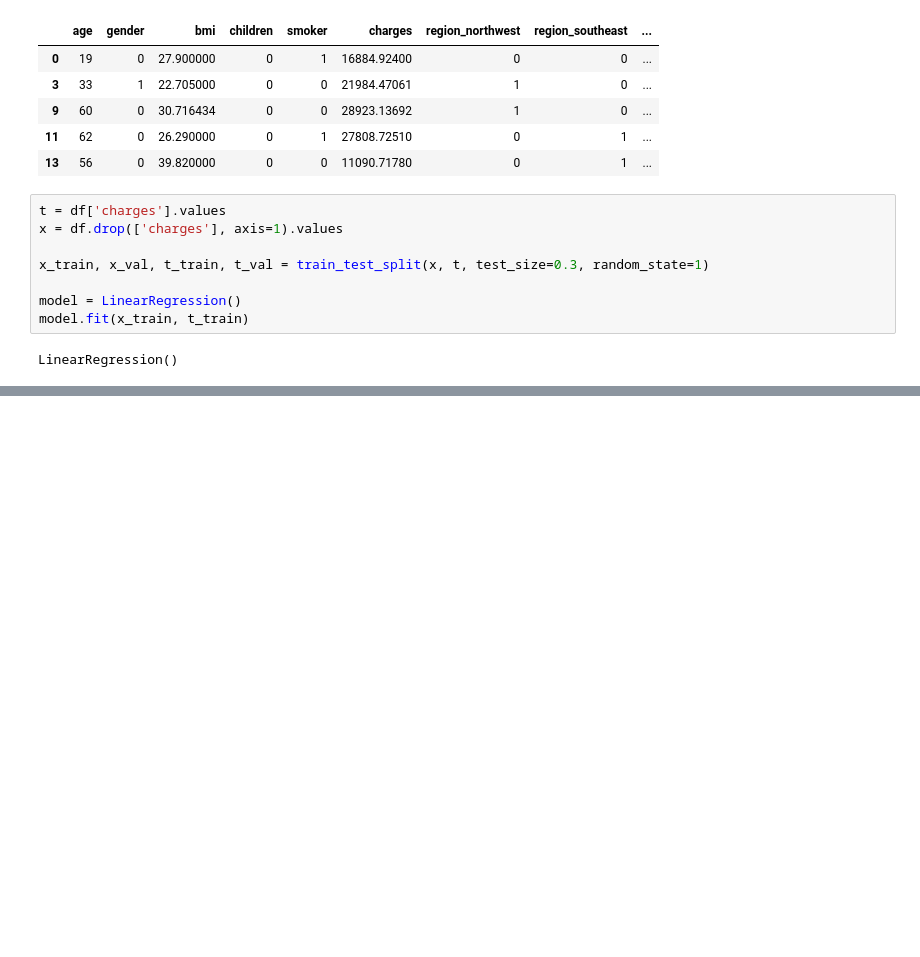
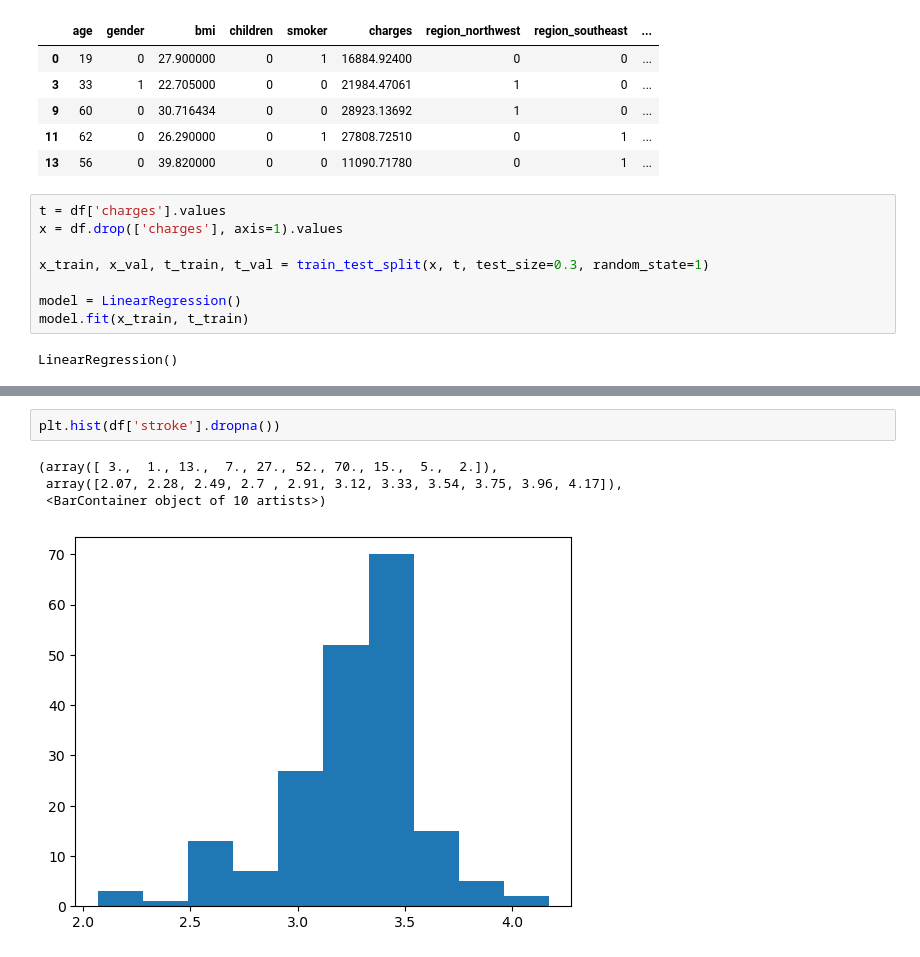
Before and after one commit to ono5/python-datascience, a Jupyter notebook: machine-learning-1.ipynb, the cells around one changed output, grey strips where cells are left out. Saved outputs shown, nothing was run; the diff lists cells and outputs as text; blank space fills up the shorter version.

```diff
--- a/machine-learning-1.ipynb
+++ b/machine-learning-1.ipynb
@@ -618,0 +690,7 @@ LinearRegression()
+# %%
+plt.hist(df['stroke'].dropna())
+# %% [output]
+(array([ 3.,  1., 13.,  7., 27., 52., 70., 15.,  5.,  2.]),
+ array([2.07, 2.28, 2.49, 2.7 , 2.91, 3.12, 3.33, 3.54, 3.75, 3.96, 4.17]),
+ <BarContainer object of 10 artists>)
+[figure, added]
```
Also changed, not shown: parts of 38 cells of this notebook, 11 other files.
